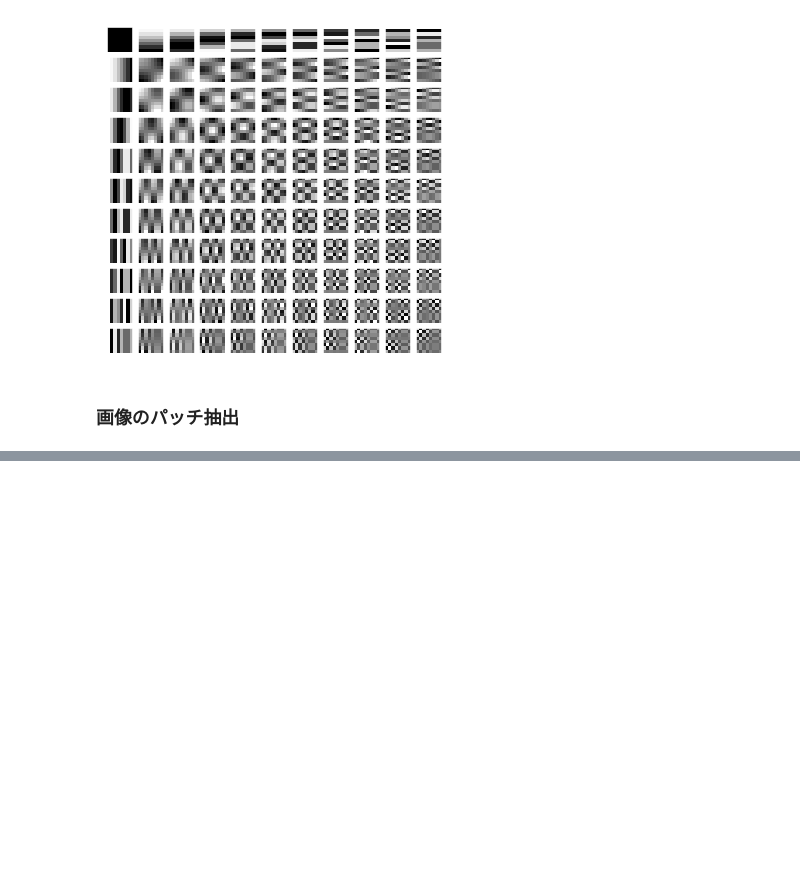
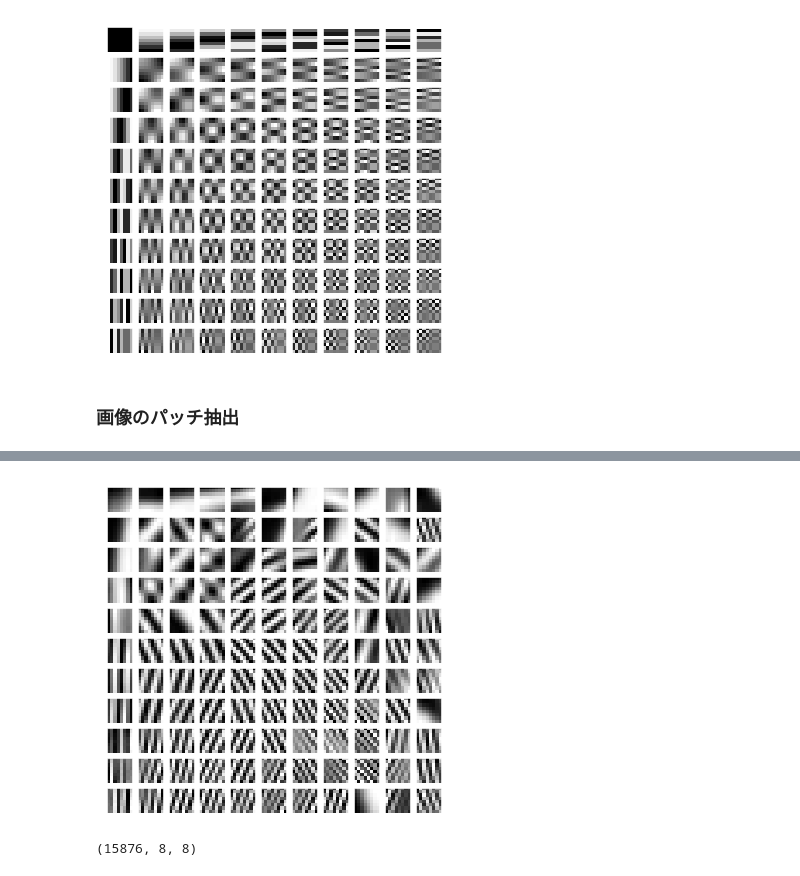
Before and after one commit to yugitti/sparse, a Jupyter notebook: 辞書学習/Untitled.ipynb, the cells around one changed output, grey strips where cells are left out. Cells and saved outputs as stored; diff of their text form; code cells hidden in the pictures; blank space fills up the shorter version.

Commit message:
check and draw sparse image

```diff
--- a/辞書学習/Untitled.ipynb
+++ b/辞書学習/Untitled.ipynb
@@ -256,5 +248,5 @@ DCT2D = DCT2D.reshape(size**2, num**2)
 # %%
 X = np.zeros([DCT2D.shape[1], y.shape[1]]) ## 辞書数 x データ数
 # %%
-X = np.zeros([DCT2D.shape[1], y.shape[1]]) ## 辞書数 x データ数
-D, log = MOD(X, y, DCT2D, k0=4, tol=1e-4)
+# X = np.zeros([DCT2D.shape[1], y.shape[1]]) ## 辞書数 x データ数
+# D, log = MOD(X, y, DCT2D, k0=4, tol=1e-4)
@@ -407,0 +406,11 @@ A_KSVD_barbara, log_KSVD_barbara = dl.KSVD(y, sig, DCT2D.shape[1], k0, n_iter=50
+# %%
+A_KSVD_barbara_reshape = A_KSVD_barbara.reshape([8,8,11,11])
+# %%
+figs, axs = plt.subplots(num,num,figsize=(6,6))
+for row in range(num):
+    for col in range(num):
+        axs[row][col].imshow(A_KSVD_barbara_reshape[:,:,col,row], cmap='gray')
+        axs[row][col].set_xticks([])
+        axs[row][col].set_yticks([])
+# %% [output]
+[figure, added]
@@ -407,0 +442,4 @@ A_KSVD_barbara, log_KSVD_barbara = dl.KSVD(y, sig, DCT2D.shape[1], k0, n_iter=50
+# %%
+img_patchs2.shape
+# %% [output]
+(15876, 8, 8)
```
Also changed, not shown: parts of 23 cells of this notebook, 1 other file.
